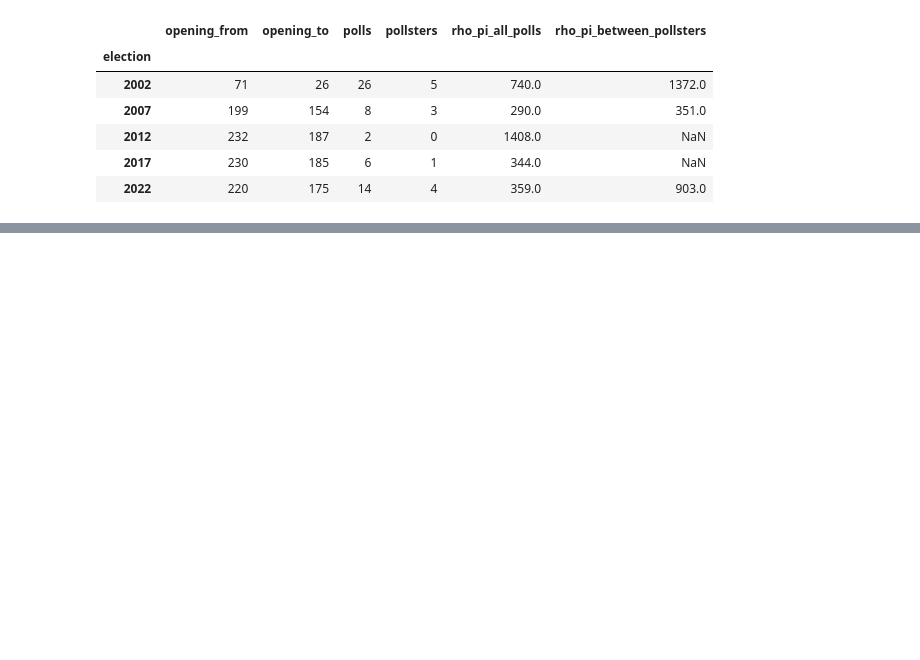
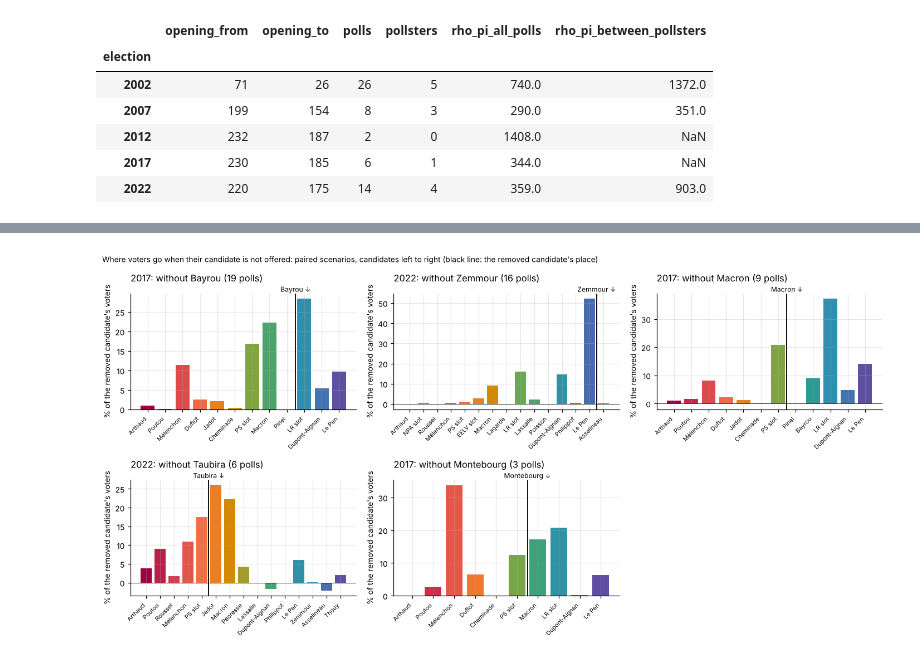
Before and after one commit to clarasalas/strategic-voting-polls-2RS, a Jupyter notebook: notebooks/07_parameters.ipynb, the cells around one changed output, grey strips where cells are left out. Drawn from its saved outputs; the diff is of its cells as text; code cells hidden in the pictures; blank space fills up the shorter version.

```diff
--- a/notebooks/07_parameters.ipynb
+++ b/notebooks/07_parameters.ipynb
@@ -211,0 +330,13 @@ Current bounds for ρ_π: (5.0, 200.0)
+# %%
+main = summary[summary["polls"] >= 3]
+print("Candidates removed in 3 polls or more:")
+print(f"  share of gains to adjacent candidates: median {main['to_adjacent'].median():.0%}, "
+      f"range {main['to_adjacent'].min():.0%}-{main['to_adjacent'].max():.0%}")
+print(f"  places within which 80% of the gains land: {sorted(main['places_80'].tolist())}")
+print(f"  gain-weighted mean distance: {main['mean_places'].round(2).tolist()} places")
+z = usable.dropna(subset=["zones"]).query("transfer > 0")
+if len(z):
+    zz = z.groupby("removed").apply(lambda d: (d["zones"] * d["transfer"]).sum() / d["transfer"].sum(), include_groups=False)
+    print()
+    print("2022, ABM positions: gain-weighted mean distance in zone lengths:")
+    print(zz.round(2).to_string())
@@ -211,0 +358,26 @@ Current bounds for ρ_π: (5.0, 200.0)
+# %%
+shown = main.head(6)
+fig, axes = plt.subplots(2, 3, figsize=(13, 6.5))
+for ax, r in zip(axes.flat, shown.itertuples()):
+    d = per[(per["election"] == r.election) & (per["removed"] == r.removed)].copy()
+    d["pos"] = [lr_pos.get((r.election, c), 0.5) for c in d["receiver"]]
+    d = d.sort_values("pos")
+    xpos = lr_pos.get((r.election, r.removed), 0.5)
+    col = ideology.colours(d["receiver"].tolist())
+    ax.bar(range(len(d)), d["transfer"] * 100, color=[col[c] for c in d["receiver"]])
+    k = int(np.searchsorted(d["pos"].to_numpy(), xpos))
+    ax.axvline(k - 0.5, color="black", lw=1.2)
+    ax.text(k - 0.5, 1.0, f"{r.removed.split(' ', 1)[1]} ↓", ha="center", va="bottom", fontsize=8,
+            transform=ax.get_xaxis_transform())
+    ax.set_xticks(range(len(d)), d["label"], rotation=45, ha="right", fontsize=7)
+    ax.axhline(0, color="black", lw=0.5)
+    ax.set_title(f"{r.election}: without {r.removed.split(' ', 1)[1]} ({r.polls} polls)", loc="left", pad=14)
+    ax.set_ylabel("% of the removed candidate's voters")
+for ax in axes.flat[len(shown):]:
+    ax.remove()
+fig.suptitle("Where voters go when their candidate is not offered: paired scenarios, candidates left to right "
+             "(black line: the removed candidate's place)", x=0.01, ha="left", fontsize=9)
+fig.tight_layout()
+fig.savefig(FIGURES / "parameters_transfers.png")
+# %% [output]
+[figure, added]
```
Also changed, not shown: parts of 5 cells of this notebook, 3 other files.
